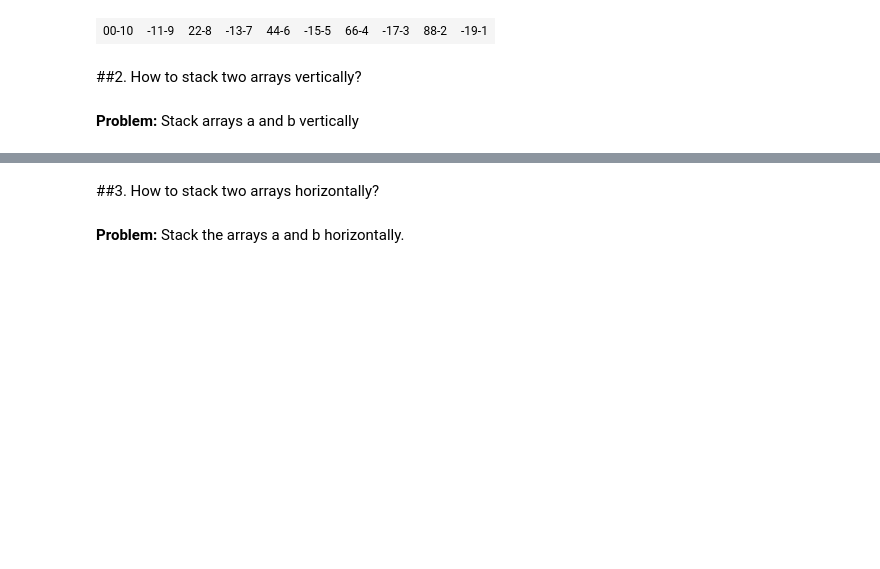
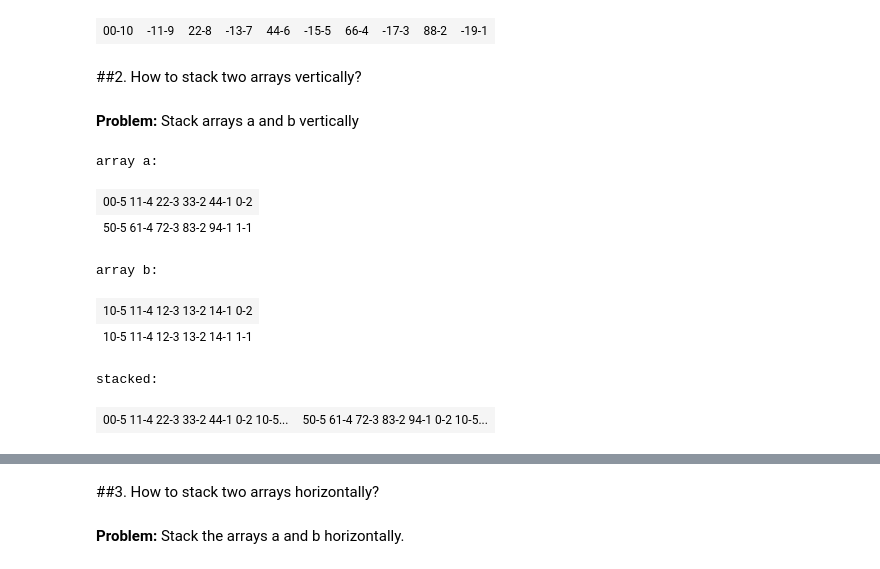
Before and after one commit to batiukmaks/Machine-Learning-Labs, a Jupyter notebook: labs/lab-1/workbook_numpy_arrays.ipynb, the cells around one changed output, grey strips where cells are left out. Saved outputs shown, nothing was run; the diff lists cells and outputs as text; code cells hidden in the pictures; blank space fills up the shorter version.

```diff
--- a/labs/lab-1/workbook_numpy_arrays.ipynb
+++ b/labs/lab-1/workbook_numpy_arrays.ipynb
@@ -518,20 +566,29 @@ Stack arrays a and b vertically
 # %%
 import numpy as np
 
 # Input
 a = np.arange(10).reshape(2,-1)
 b = np.repeat(1, 10).reshape(2,-1)
 
 # Enter your code here
-out =
+out = np.stack([a, b], axis=1)
 
 # Output
 print('array a:')
 visualize_array(a)
 print('array b:')
 visualize_array(b)
 print('stacked:')
 visualize_array(out)
+# %% [output]
+array a:
+| 00-5 11-4 22-3 33-2 44-1 0-2 |
+| 50-5 61-4 72-3 83-2 94-1 1-1 |
+array b:
+| 10-5 11-4 12-3 13-2 14-1 0-2 |
+| 10-5 11-4 12-3 13-2 14-1 1-1 |
+stacked:
+| 00-5 11-4 22-3 33-2 44-1 0-2 10-5... | 50-5 61-4 72-3 83-2 94-1 0-2 10-5... |
 # %%
 #@title Solution A (double click to see the source code)
 
```
Also changed, not shown: parts of 25 cells of this notebook.
